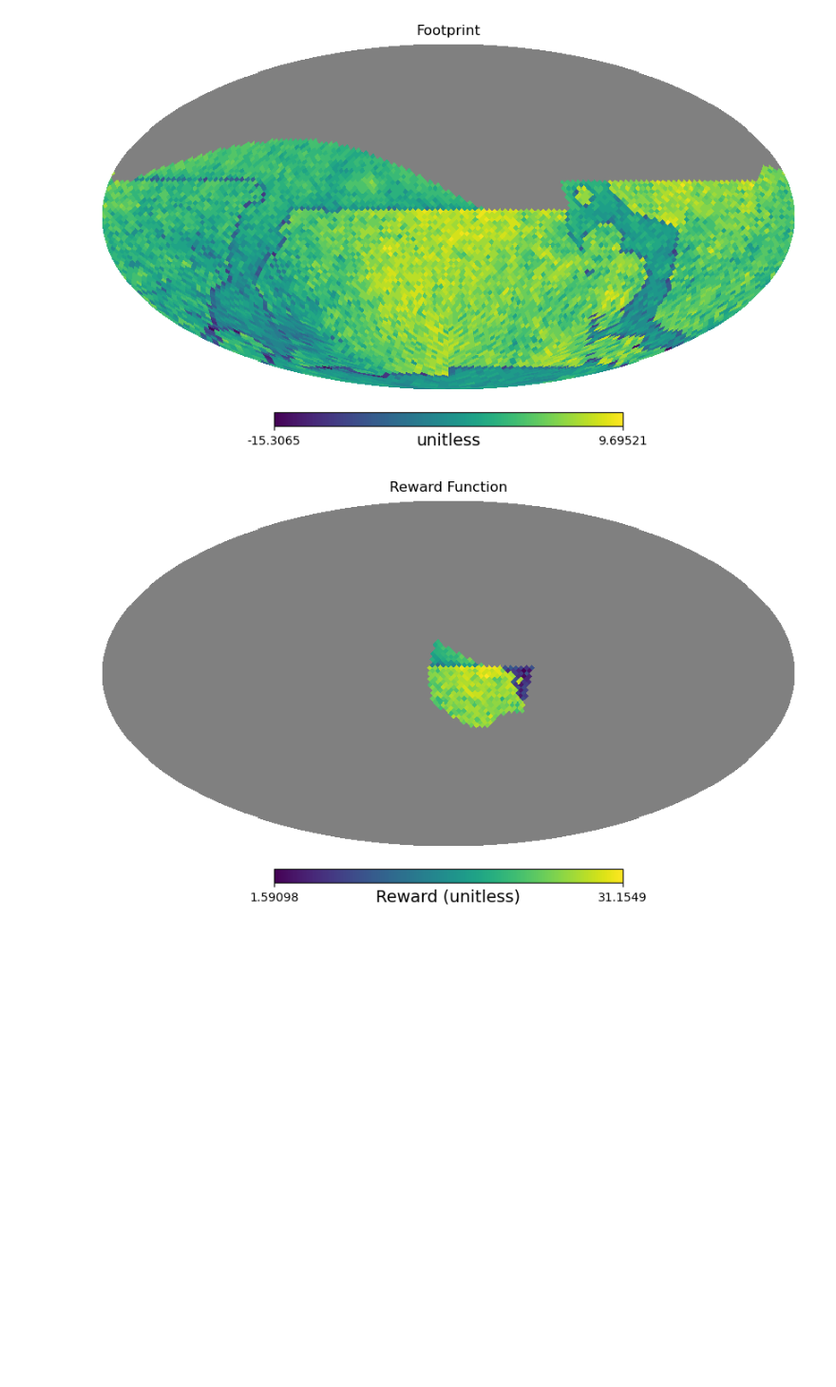
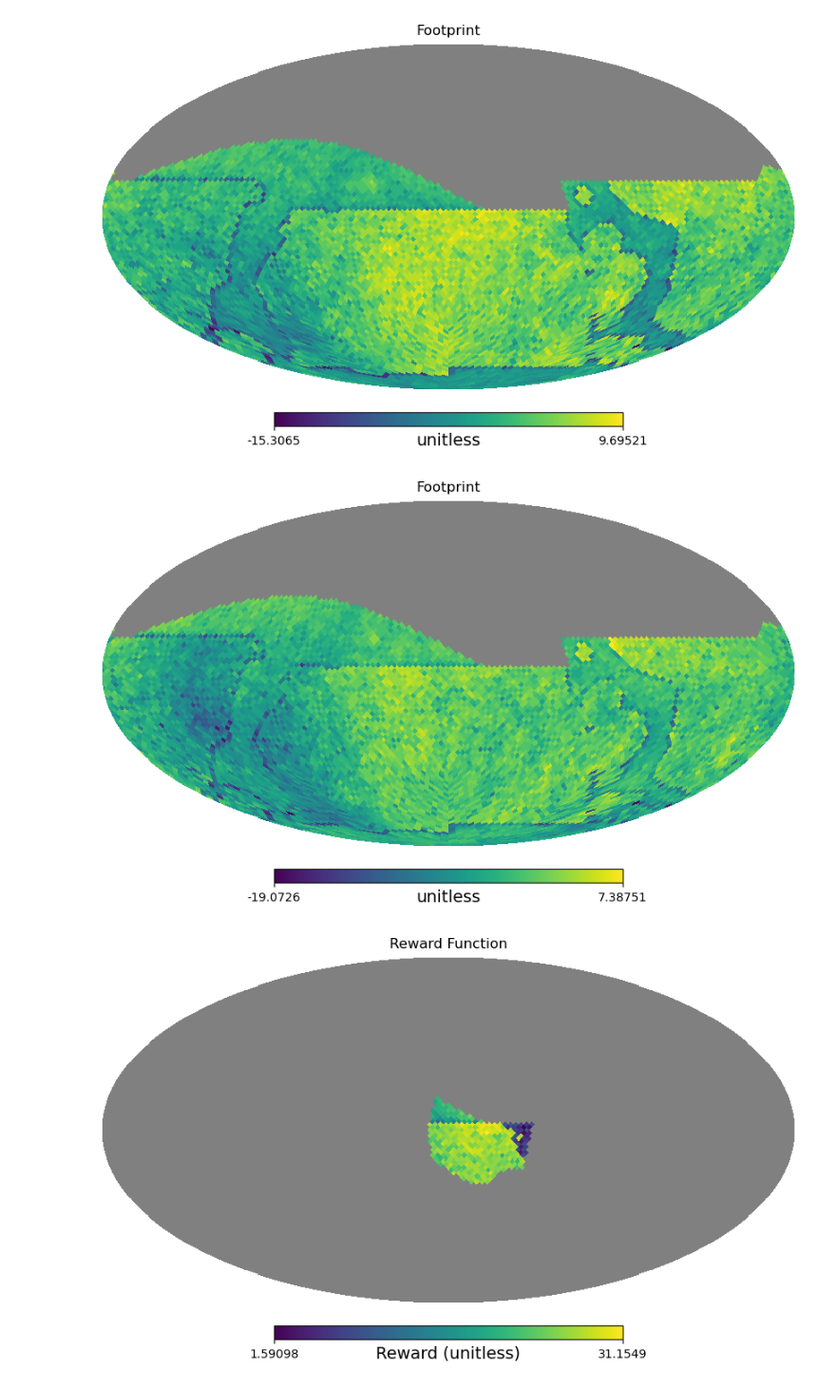
Before and after one commit to lsst-sims/-sims_featureScheduler_runs3.0, a Jupyter notebook: draft2_updated/reload_example.ipynb, the cells around one changed output. Shown at 95% size. Saved outputs shown, nothing was run; the diff lists cells and outputs as text; code cells hidden in the pictures; blank space fills up the shorter version.

```diff
--- a/draft2_updated/reload_example.ipynb
+++ b/draft2_updated/reload_example.ipynb
@@ -108,4 +110,9 @@ hp.mollview(scheduler.survey_lists[2][3].basis_functions[2](conditions),
             title='Footprint', unit='unitless')
 # %% [output]
 [figure]
+# %%
+hp.mollview(scheduler.survey_lists[2][3].basis_functions[3](conditions),
+            title='Footprint', unit='unitless')
+# %% [output]
+[figure, added]
 # %%
```
Also changed, not shown: parts of 13 cells of this notebook.
